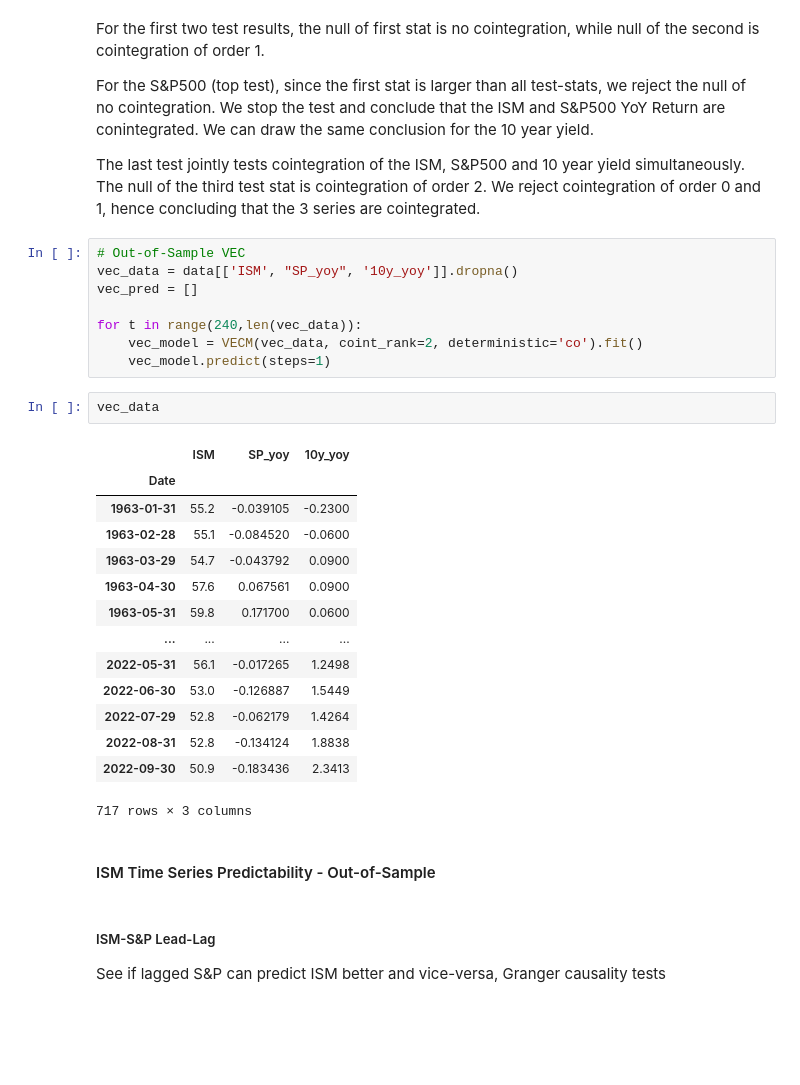
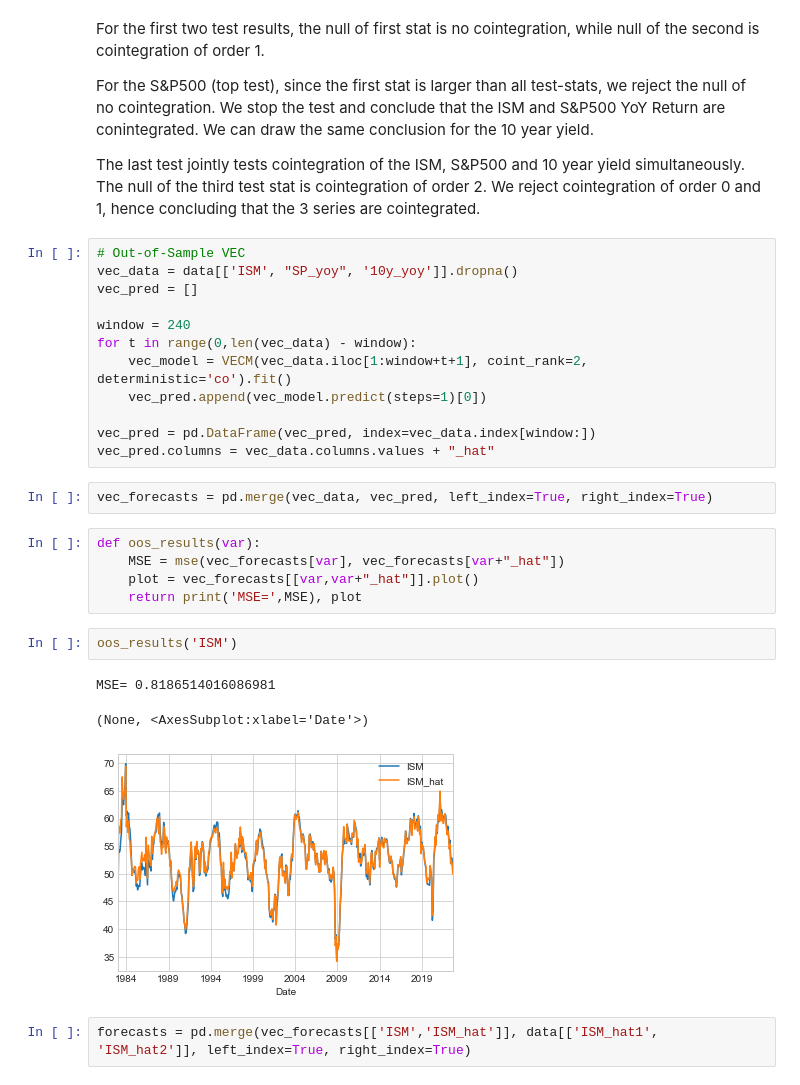
Before and after one commit to santoromano/Macro-Cross-Sectional-Analysis, a Jupyter notebook: ism.ipynb, the cells around one changed output. Drawn from its saved outputs; the diff is of its cells as text; blank space fills up the shorter version.

```diff
--- a/ism.ipynb
+++ b/ism.ipynb
@@ -485,28 +485,25 @@ The last test jointly tests cointegration of the ISM, S&P500 and 10 year yield s
 vec_data = data[['ISM', "SP_yoy", '10y_yoy']].dropna()
 vec_pred = []
 
-for t in range(240,len(vec_data)):
-    vec_model = VECM(vec_data, coint_rank=2, deterministic='co').fit()
-    vec_model.predict(steps=1)
+window = 240
+for t in range(0,len(vec_data) - window):
+    vec_model = VECM(vec_data.iloc[1:window+t+1], coint_rank=2, deterministic='co').fit()
+    vec_pred.append(vec_model.predict(steps=1)[0])
+
+vec_pred = pd.DataFrame(vec_pred, index=vec_data.index[window:])
+vec_pred.columns = vec_data.columns.values + "_hat"
 # %%
-vec_data
+vec_forecasts = pd.merge(vec_data, vec_pred, left_index=True, right_index=True)
-# %% [output]
-|  | ISM | SP_yoy | 10y_yoy |
-| Date |  |  |  |
-| 1963-01-31 | 55.2 | -0.039105 | -0.2300 |
-| 1963-02-28 | 55.1 | -0.084520 | -0.0600 |
-| 1963-03-29 | 54.7 | -0.043792 | 0.0900 |
-| 1963-04-30 | 57.6 | 0.067561 | 0.0900 |
-| 1963-05-31 | 59.8 | 0.171700 | 0.0600 |
-| ... | ... | ... | ... |
-| 2022-05-31 | 56.1 | -0.017265 | 1.2498 |
-| 2022-06-30 | 53.0 | -0.126887 | 1.5449 |
-| 2022-07-29 | 52.8 | -0.062179 | 1.4264 |
-| 2022-08-31 | 52.8 | -0.134124 | 1.8838 |
-| 2022-09-30 | 50.9 | -0.183436 | 2.3413 |
-717 rows × 3 columns
-# %% [markdown]
-#### ISM Time Series Predictability - Out-of-Sample
-# %% [markdown]
-##### ISM-S&P Lead-Lag
-See if lagged S&P can predict ISM better and vice-versa, Granger causality tests
+# %%
+def oos_results(var):
+    MSE = mse(vec_forecasts[var], vec_forecasts[var+"_hat"])
+    plot = vec_forecasts[[var,var+"_hat"]].plot()
+    return print('MSE=',MSE), plot
+# %%
+oos_results('ISM')
+# %% [output]
+MSE= 0.8186514016086981
+(None, <AxesSubplot:xlabel='Date'>)
+[figure, added]
+# %%
+forecasts = pd.merge(vec_forecasts[['ISM','ISM_hat']], data[['ISM_hat1', 'ISM_hat2']], left_index=True, right_index=True)
```
Also changed, not shown: parts of 5 cells of this notebook.
